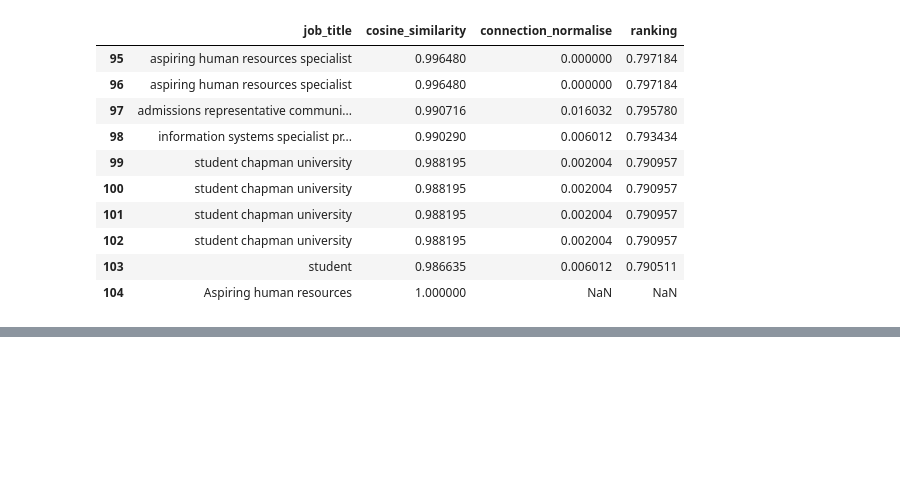
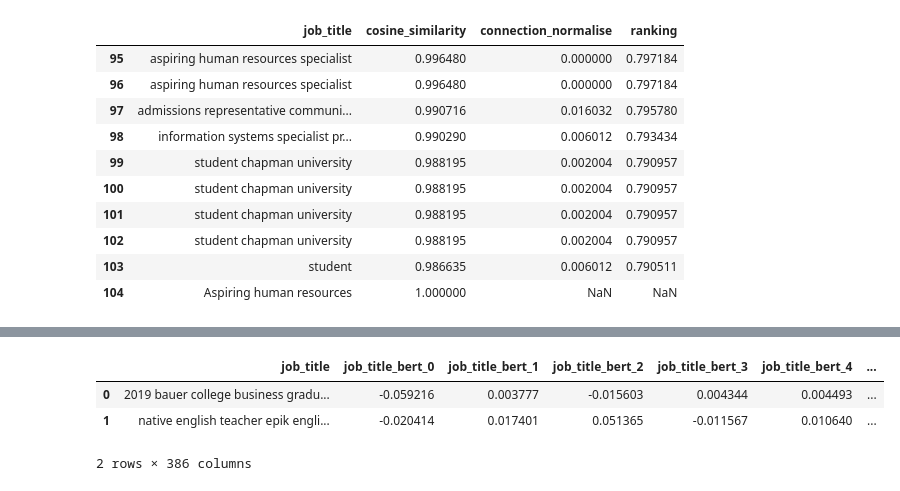
Before and after one commit to YannickMADZ/JGMWu8z1KCQHBm9T, a Jupyter notebook: potential_talents_rh.ipynb, the cells around one changed output, grey strips where cells are left out. Saved outputs shown, nothing was run; the diff lists cells and outputs as text; code cells hidden in the pictures; blank space fills up the shorter version.

```diff
--- a/potential_talents_rh.ipynb
+++ b/potential_talents_rh.ipynb
@@ -627,0 +643,43 @@ df_cosine.tail(10)
+# %%
+# Function to vectorize job titles using SentenceBERT
+def vectorize_job_title_bert(job_title):
+    """Convert job_title to SentenceBERT embedding"""
+    if not job_title or len(job_title.strip()) == 0:
+        # Return zero vector with same dimension as model output (384 for all-MiniLM-L6-v2)
+        return np.zeros(384)
+
+    # Get embedding for the entire job title (sentence-level embedding)
+    embedding = embeddings.embed_query(job_title)
+    return np.array(embedding)
+
+# Test with a sample to get vector dimension
+sample_title = df_text['job_title'].dropna().iloc[0] if not df_text['job_title'].dropna().empty else "Data Scientist"
+sample_vector = vectorize_job_title_bert(sample_title)
+vector_size = len(sample_vector)
+
+print(f"Dimension of vecteurs: {vector_size}")
+print(f"Example of title: '{sample_title}'")
+print(f"Shape of vector: {sample_vector.shape}")
+
+# Apply vectorization to all job titles
+print("Generation of embeddings for all the position title...")
+job_title_vectors = np.array([vectorize_job_title_bert(title) for title in df_text['job_title']])
+
+# Create column names for vector features
+vector_columns = [f'job_title_bert_{i}' for i in range(vector_size)]
+
+# Create DataFrame with vectors
+job_title_df = pd.DataFrame(job_title_vectors, columns=vector_columns, index=df_text.index)
+
+# Combine with original dataframe
+df_with_vectors_2 = pd.concat([df_text, job_title_df], axis=1)
+
+print(f"Job title vectors shape: {job_title_vectors.shape}")
+print(f"Ajout de {vector_size} colonnes de vecteurs au dataframe")
+print(f"Nouvelle forme du dataframe: {df_with_vectors.shape}")
+
+# Optionnel: Sauvegarder les vecteurs pour réutilisation
+# np.save('job_title_bert_vectors.npy', job_title_vectors)
+# df_with_vectors.to_csv('df_with_bert_vectors.csv', index=False)
+
+print("Embedding completed with SentenceBERT!")
@@ -627,0 +695,7 @@ df_cosine.tail(10)
+# %%
+df_with_vectors_2.head(2)
+# %% [output]
+|  | job_title | job_title_bert_0 | job_title_bert_1 | job_title_bert_2 | job_title_bert_3 | job_title_bert_4 | ... |
+| 0 | 2019 bauer college business gradu... | -0.059216 | 0.003777 | -0.015603 | 0.004344 | 0.004493 | ... |
+| 1 | native english teacher epik engli... | -0.020414 | 0.017401 | 0.051365 | -0.011567 | 0.010640 | ... |
+2 rows × 386 columns
```
Also changed, not shown: parts of 12 cells of this notebook.
